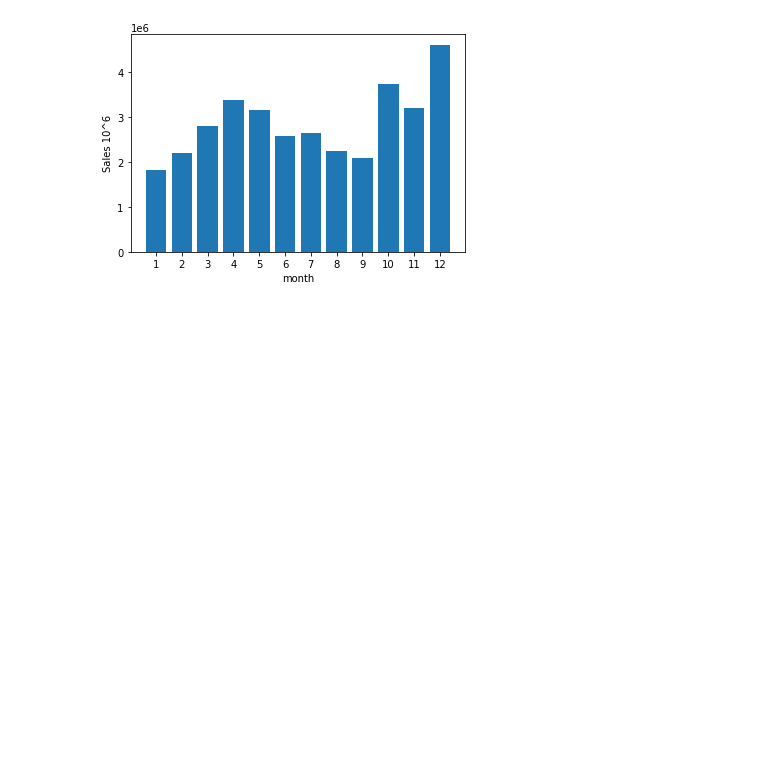
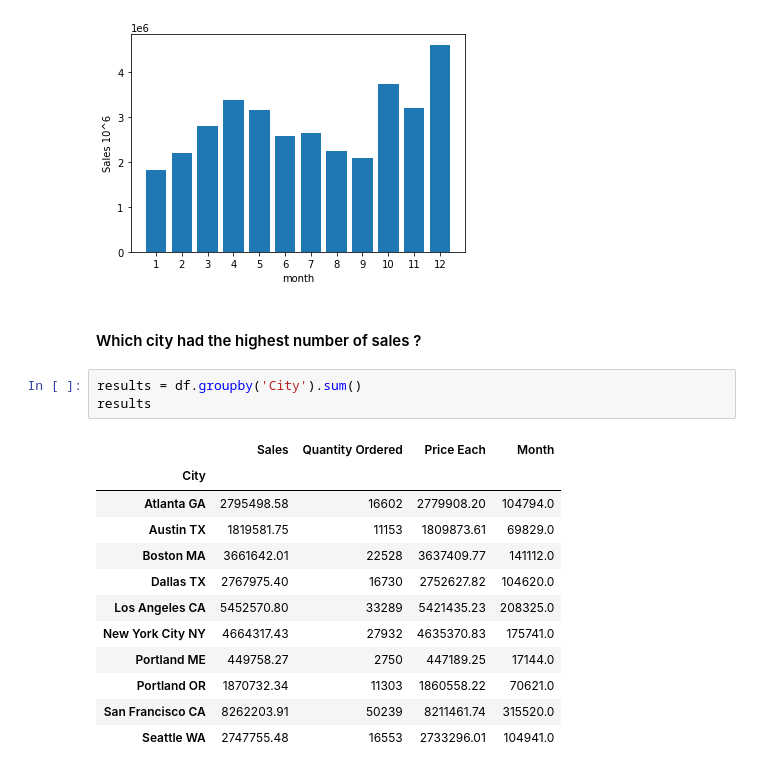
Before and after one commit to SatyamPuranik/SalesAnalysis, a Jupyter notebook: SalesAnalysis.ipynb, the cells around one changed output. Saved outputs shown, nothing was run; the diff lists cells and outputs as text; blank space fills up the shorter version.

```diff
--- a/SalesAnalysis.ipynb
+++ b/SalesAnalysis.ipynb
@@ -101,3 +124,21 @@ plt.xlabel('month')
 plt.show()
 # %% [output]
 [figure]
+# %% [markdown]
+#### Which city had the highest number of sales ?
+# %%
+results = df.groupby('City').sum()
+results
+# %% [output]
+|  | Sales | Quantity Ordered | Price Each | Month |
+| City |  |  |  |  |
+| Atlanta GA | 2795498.58 | 16602 | 2779908.20 | 104794.0 |
+| Austin TX | 1819581.75 | 11153 | 1809873.61 | 69829.0 |
+| Boston MA | 3661642.01 | 22528 | 3637409.77 | 141112.0 |
+| Dallas TX | 2767975.40 | 16730 | 2752627.82 | 104620.0 |
+| Los Angeles CA | 5452570.80 | 33289 | 5421435.23 | 208325.0 |
+| New York City NY | 4664317.43 | 27932 | 4635370.83 | 175741.0 |
+| Portland ME | 449758.27 | 2750 | 447189.25 | 17144.0 |
+| Portland OR | 1870732.34 | 11303 | 1860558.22 | 70621.0 |
+| San Francisco CA | 8262203.91 | 50239 | 8211461.74 | 315520.0 |
+| Seattle WA | 2747755.48 | 16553 | 2733296.01 | 104941.0 |
```
Also changed, not shown: parts of 3 cells of this notebook.
